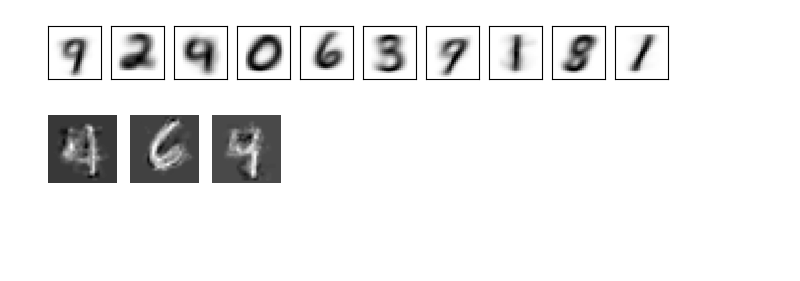
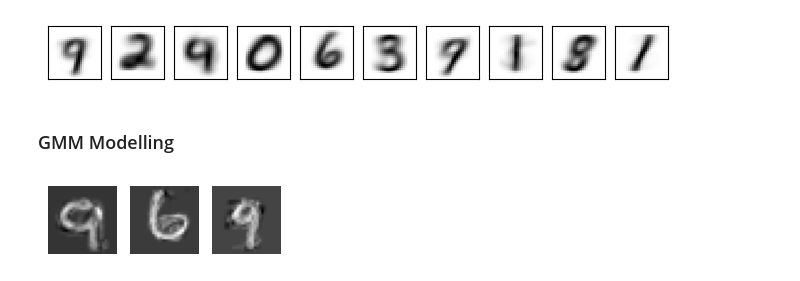
Before and after one commit to michaeljharris/ItML_Asn_3_Students, a Jupyter notebook: cluster_asn.ipynb, the cells around one changed output. Cells and saved outputs as stored; diff of their text form; code cells hidden in the pictures; blank space fills up the shorter version.

```diff
--- a/cluster_asn.ipynb
+++ b/cluster_asn.ipynb
@@ -128,27 +127,28 @@ manual_labels2 = [0, 1, 2, 3, 4, 5, 6, 7, 8, 9]
+# %% [markdown]
+### GMM Modelling
+# %%
+# Using GMM to train each cluster
+gmm_models = []
+for i in range(10):
+    cluster_X = X[cluster_labels == i]
+    gmm_model = GaussianMixture(n_components=30, covariance_type='full')
+    gmm_model.fit(cluster_X)
+    gmm_models.append(gmm_model)
 # %%
-# Train GMM for each cluster
-gmm_models = {}
-for cluster_label in manual_labels1:
-    cluster_data = X[clusters == cluster_label]
-    gmm = GaussianMixture(n_components=15)
-    gmm.fit(cluster_data)
-    gmm_models[cluster_label] = gmm
-
-# Write a function to produce written numbers from the clusters
+# Function to produce a generated handwritten version of input number
 def writeNumber(number):
-    fig, axis = plt.subplots(1, len(str(number)), figsize=(len(str(number)), 1))
-
+    fig, axes = plt.subplots(1, len(str(number)), figsize=(len(str(number)), 1))
+    if len(str(number)) == 1:
+        axes = [axes]
     for i, digit in enumerate(str(number)):
         digit = int(digit)
         gmm_model = gmm_models[manual_labels[digit]]
-        generated_digit = gmm_model.sample()
-        generated_digit = generated_digit[0].reshape(28, 28)
-        axis[i].imshow(generated_digit, cmap='gray')
-        axis[i].axis('off')
-
+        generated_digit = gmm_model.sample(1)[0]
+        axes[i].imshow(generated_digit.reshape(28, 28), cmap='gray')
+        axes[i].axis('off')
     plt.show()
 
 # Test writeNumber
 writeNumber(123)
 # %% [output]
-[figure, old version]
+[figure, new version]
```
Also changed, not shown: parts of 9 cells of this notebook.
